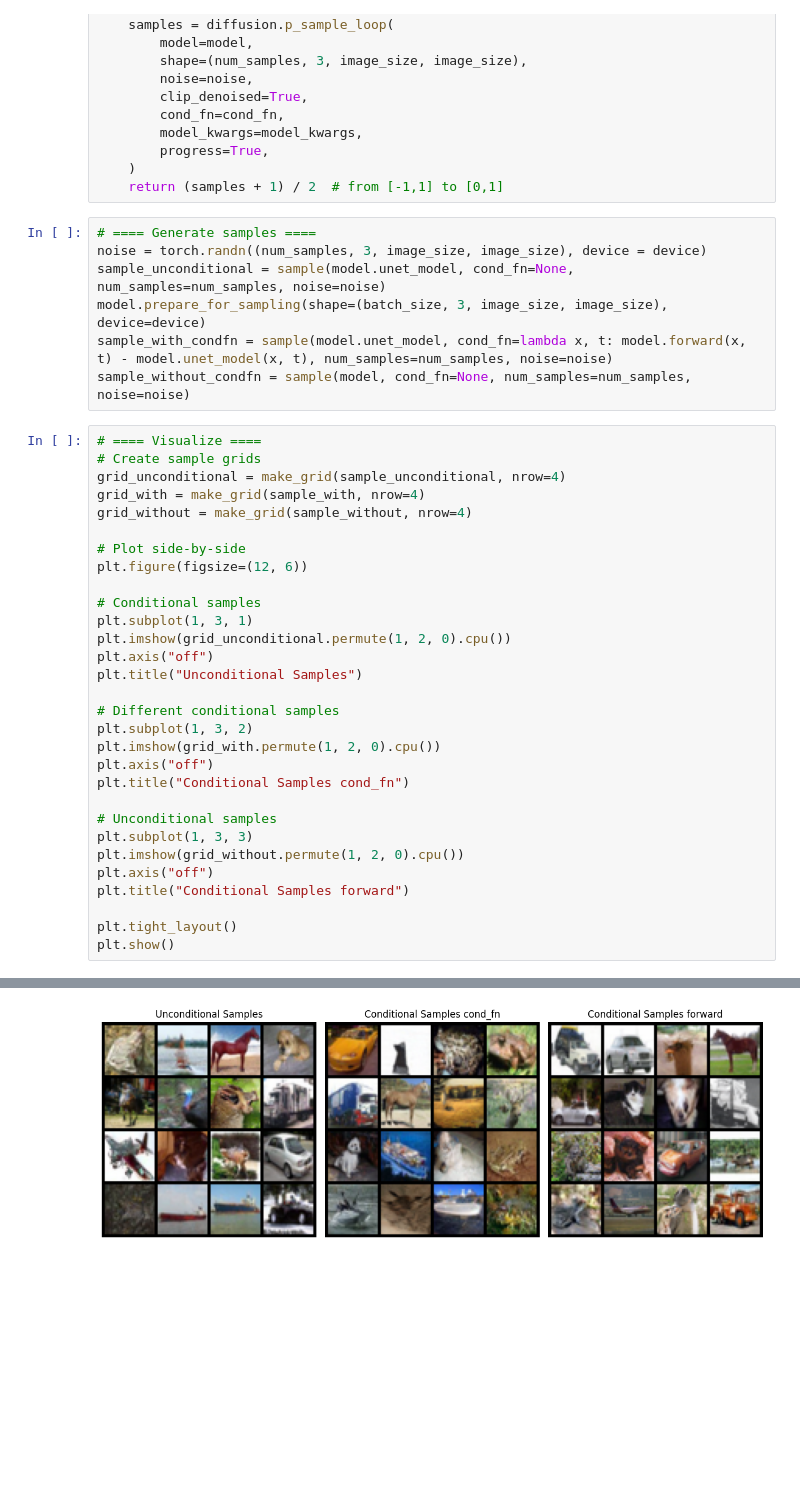
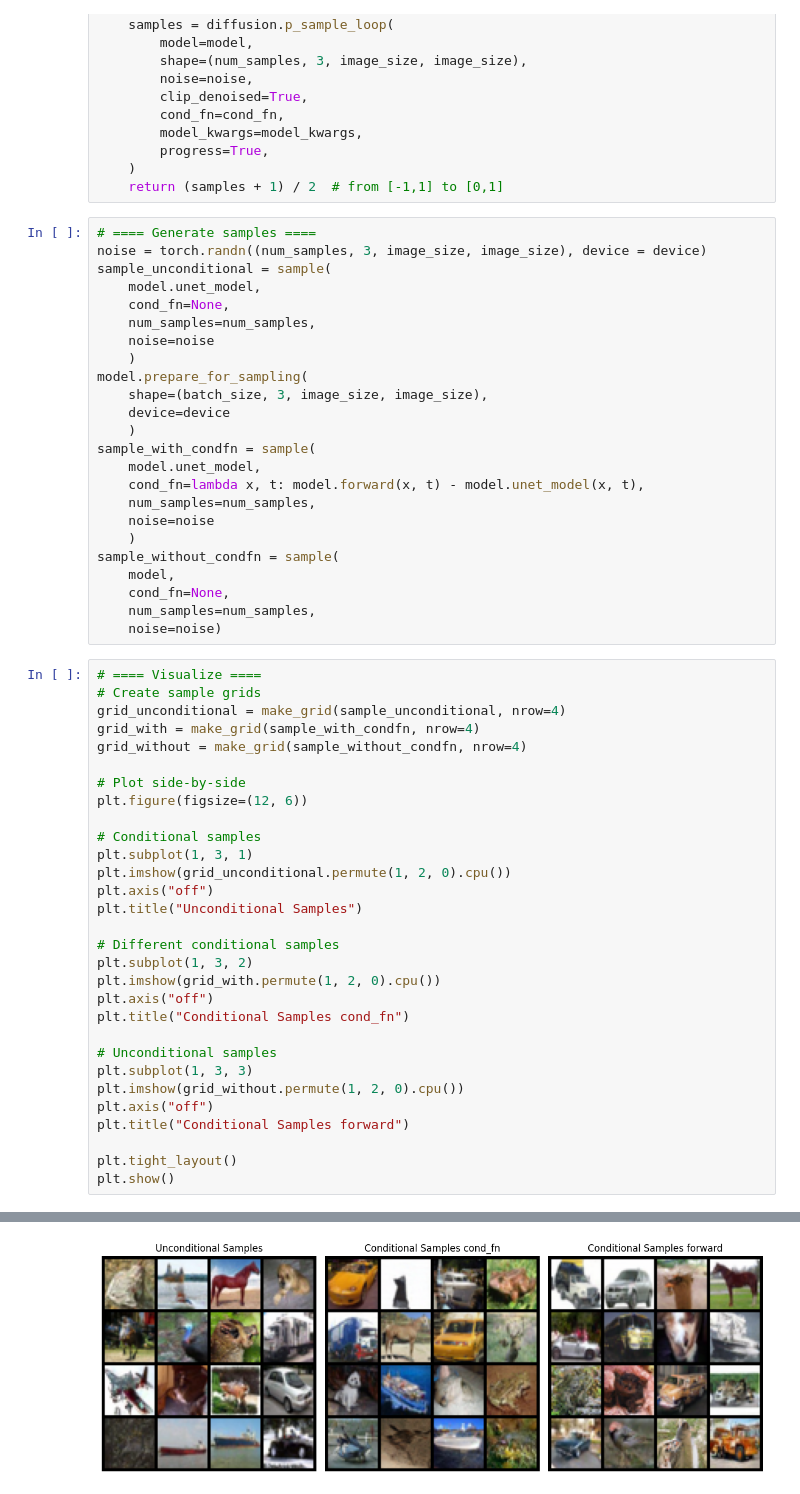
Before and after one commit to rg625/guided-diffusion, a Jupyter notebook: visualize.ipynb, the cells around one changed output, grey strips where cells are left out. Drawn from its saved outputs; the diff is of its cells as text; blank space fills up the shorter version.

Commit message:
visualization notebook

```diff
--- a/visualize.ipynb
+++ b/visualize.ipynb
@@ -79,16 +79,33 @@ def sample(model, cond_fn, num_samples, noise):
 # %%
 # ==== Generate samples ====
 noise = torch.randn((num_samples, 3, image_size, image_size), device = device)
-sample_unconditional = sample(model.unet_model, cond_fn=None, num_samples=num_samples, noise=noise)
-model.prepare_for_sampling(shape=(batch_size, 3, image_size, image_size), device=device)
-sample_with_condfn = sample(model.unet_model, cond_fn=lambda x, t: model.forward(x, t) - model.unet_model(x, t), num_samples=num_samples, noise=noise)
-sample_without_condfn = sample(model, cond_fn=None, num_samples=num_samples, noise=noise)
+sample_unconditional = sample(
+    model.unet_model,
+    cond_fn=None,
+    num_samples=num_samples,
+    noise=noise
+    )
+model.prepare_for_sampling(
+    shape=(batch_size, 3, image_size, image_size),
+    device=device
+    )
+sample_with_condfn = sample(
+    model.unet_model,
+    cond_fn=lambda x, t: model.forward(x, t) - model.unet_model(x, t),
+    num_samples=num_samples,
+    noise=noise
+    )
+sample_without_condfn = sample(
+    model,
+    cond_fn=None,
+    num_samples=num_samples,
+    noise=noise)
 # %%
 # ==== Visualize ====
 # Create sample grids
 grid_unconditional = make_grid(sample_unconditional, nrow=4)
-grid_with = make_grid(sample_with, nrow=4)
-grid_without = make_grid(sample_without, nrow=4)
+grid_with = make_grid(sample_with_condfn, nrow=4)
+grid_without = make_grid(sample_without_condfn, nrow=4)
 
 # Plot side-by-side
 plt.figure(figsize=(12, 6))
@@ -118 +134 @@ Clipping input data to the valid range for imshow with RGB data ([0..1] for floa
-[figure, old version]
+[figure, new version]
```
Also changed, not shown: parts of 1 cell of this notebook.
